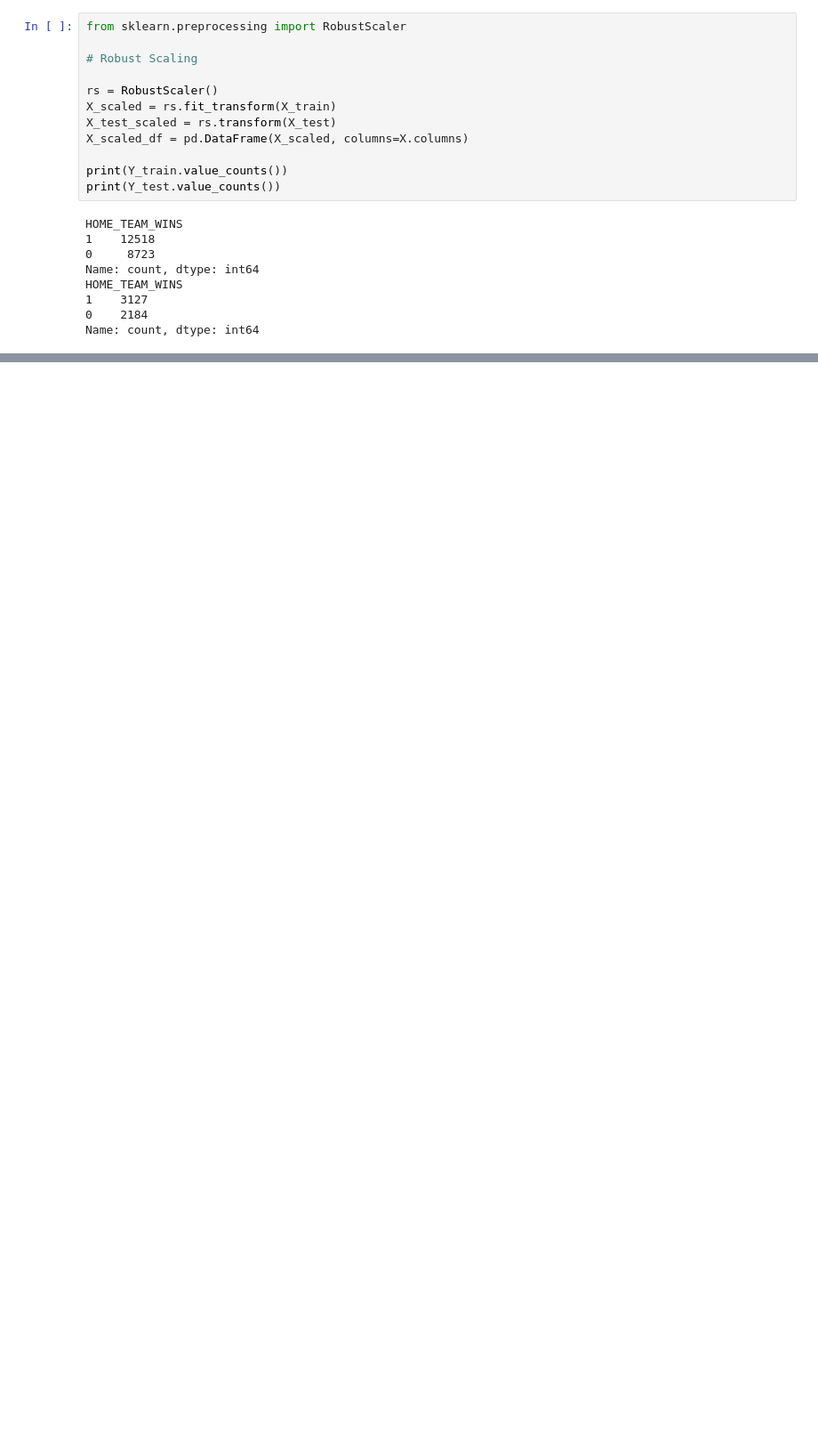
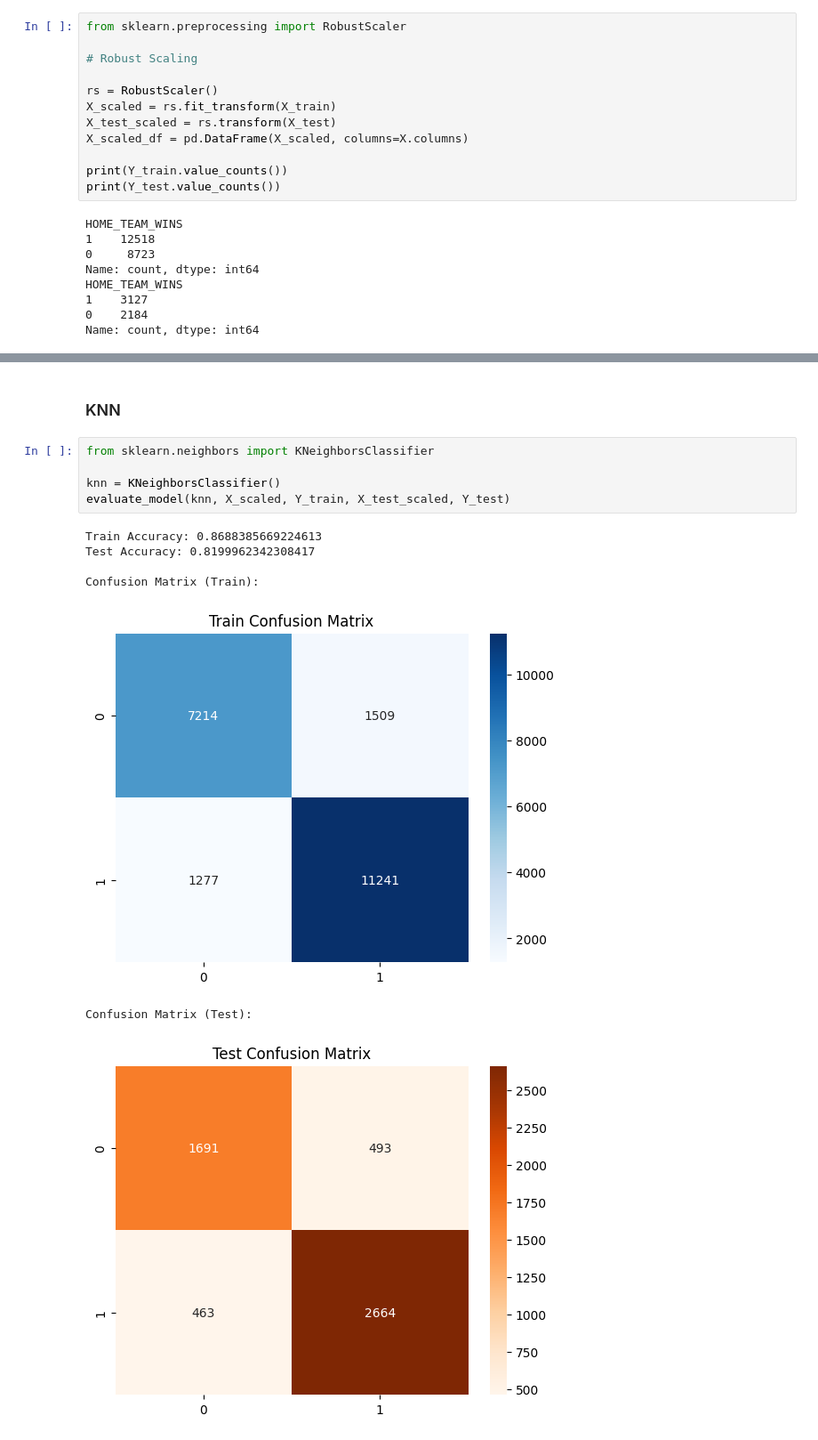
Before and after one commit to Hiroaki-K4/nba_prediction, a Jupyter notebook: main.ipynb, the cells around one changed output, grey strips where cells are left out. Shown: that part at 89% size. Cells and saved outputs as stored; diff of their text form; blank space fills up the shorter version.

```diff
--- a/main.ipynb
+++ b/main.ipynb
@@ -239,0 +273,15 @@ Logistic Regression is overfitting the data, so resample the data using SMOTE
+# %% [markdown]
+### KNN
+# %%
+from sklearn.neighbors import KNeighborsClassifier
+
+knn = KNeighborsClassifier()
+evaluate_model(knn, X_scaled, Y_train, X_test_scaled, Y_test)
+# %% [output]
+Train Accuracy: 0.8688385669224613
+Test Accuracy: 0.8199962342308417
+
+Confusion Matrix (Train):
+[figure, added]
+Confusion Matrix (Test):
+[figure, added]
```
Also changed, not shown: parts of 12 cells of this notebook.
